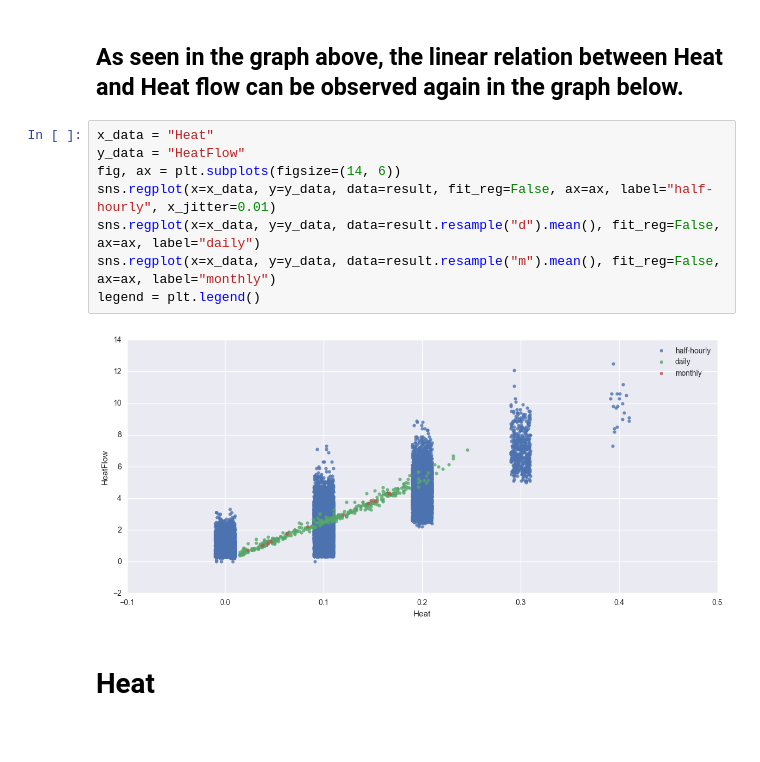
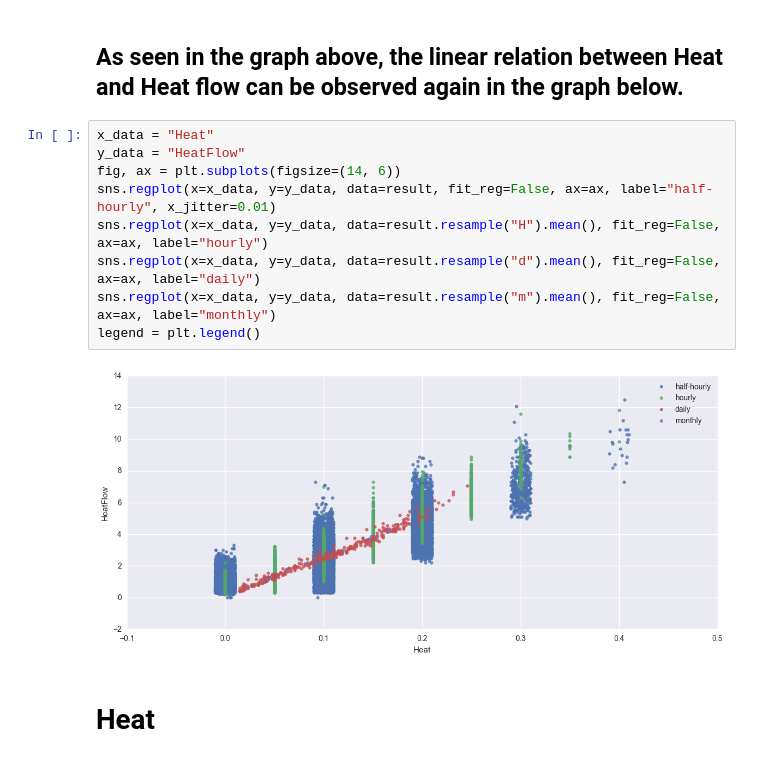
Before and after one commit to AlexandreLab/02---Warwick, a Jupyter notebook: Data-analysis.ipynb, the cells around one changed output. Cells and saved outputs as stored; diff of their text form.

```diff
--- a/Data-analysis.ipynb
+++ b/Data-analysis.ipynb
@@ -349,13 +351,14 @@ ax.legend(lines, labels, title="Legend")
 # %%
 x_data = "Heat"
 y_data = "HeatFlow"
 fig, ax = plt.subplots(figsize=(14, 6))
 sns.regplot(x=x_data, y=y_data, data=result, fit_reg=False, ax=ax, label="half-hourly", x_jitter=0.01)
+sns.regplot(x=x_data, y=y_data, data=result.resample("H").mean(), fit_reg=False, ax=ax, label="hourly")
 sns.regplot(x=x_data, y=y_data, data=result.resample("d").mean(), fit_reg=False, ax=ax, label="daily")
 sns.regplot(x=x_data, y=y_data, data=result.resample("m").mean(), fit_reg=False, ax=ax, label="monthly")
 legend = plt.legend()
 # %% [output]
-[figure, old version]
+[figure, new version]
 # %% [markdown]
 # Heat
 # %% [markdown]
```
Also changed, not shown: parts of 12 cells of this notebook, 1 other file.
